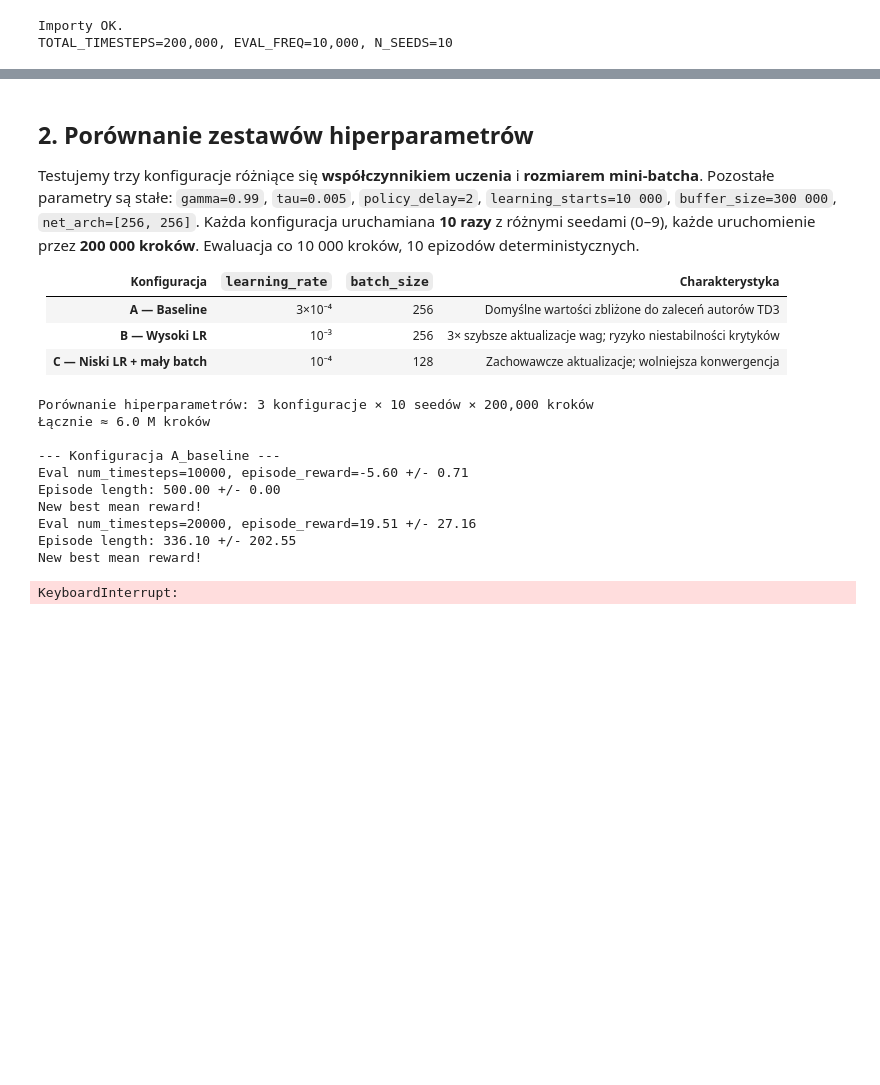
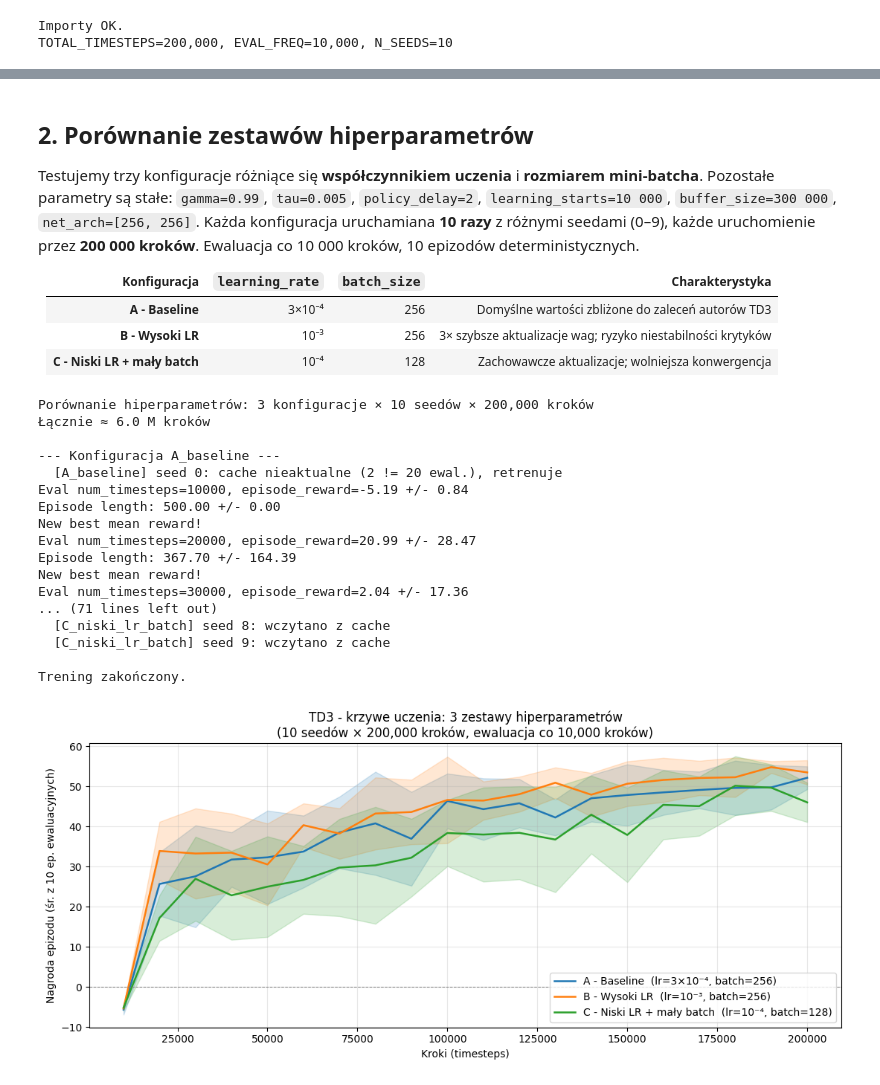
Before and after one commit to PJ-AGH-Organization/InteligencjaObliczeniowa, a Jupyter notebook: Project5_Continuous_Space/rolling_ball_td3.ipynb, the cells around one changed output, grey strips where cells are left out. Saved outputs shown, nothing was run; the diff lists cells and outputs as text; code cells hidden in the pictures; blank space fills up the shorter version.

```diff
--- a/Project5_Continuous_Space/rolling_ball_td3.ipynb
+++ b/Project5_Continuous_Space/rolling_ball_td3.ipynb
@@ -84,26 +83,33 @@ Testujemy trzy konfiguracje różniące się **współczynnikiem uczenia** i **r
 
 | Konfiguracja | `learning_rate` | `batch_size` | Charakterystyka |
 |---|---|---|---|
-| **A — Baseline** | 3×10⁻⁴ | 256 | Domyślne wartości zbliżone do zaleceń autorów TD3 |
-| **B — Wysoki LR** | 10⁻³ | 256 | 3× szybsze aktualizacje wag; ryzyko niestabilności krytyków |
-| **C — Niski LR + mały batch** | 10⁻⁴ | 128 | Zachowawcze aktualizacje; wolniejsza konwergencja |
+| **A - Baseline** | 3×10⁻⁴ | 256 | Domyślne wartości zbliżone do zaleceń autorów TD3 |
+| **B - Wysoki LR** | 10⁻³ | 256 | 3× szybsze aktualizacje wag; ryzyko niestabilności krytyków |
+| **C - Niski LR + mały batch** | 10⁻⁴ | 128 | Zachowawcze aktualizacje; wolniejsza konwergencja |
 # %%
 def run_experiment(config_name, model_kwargs, log_base='logs',
                    n_seeds=N_SEEDS, total_timesteps=TOTAL_TIMESTEPS):
     """Trenuje TD3 dla jednej konfiguracji × n_seeds seedów.
-    Wyniki są buforowane — ponowne uruchomienie wczytuje cache."""
+    Wyniki są buforowane - ponowne uruchomienie wczytuje cache."""
     config_dir = os.path.join(log_base, config_name)
     os.makedirs(config_dir, exist_ok=True)
     all_results = []
+
+    expected_evals = total_timesteps // EVAL_FREQ
 
     for seed in range(n_seeds):
         seed_dir  = os.path.join(config_dir, f'seed_{seed}')
         eval_path = os.path.join(seed_dir, 'evaluations.npz')
 
         if os.path.exists(eval_path):
-            all_results.append(dict(np.load(eval_path)))
-            print(f'  [{config_name}] seed {seed}: wczytano z cache')
-            continue
+            cached = dict(np.load(eval_path))
+            if len(cached['timesteps']) >= expected_evals:
+                all_results.append(cached)
+                print(f'  [{config_name}] seed {seed}: wczytano z cache')
+                continue
+            else:
+                print(f'  [{config_name}] seed {seed}: cache nieaktualne '
+                      f'({len(cached["timesteps"])} != {expected_evals} ewal.), retrenuje')
 
         os.makedirs(seed_dir, exist_ok=True)
         train_env = RollingBallEnv()
@@ -131,8 +137,12 @@ def run_experiment(config_name, model_kwargs, log_base='logs',
 
 def aggregate(results_list):
     """Zwraca (timesteps, mean, std) uśrednione po seedach."""
-    ts = results_list[0]['timesteps']
-    per_seed = np.array([r['results'].mean(axis=1) for r in results_list])
+    arrays = [r['results'].mean(axis=1) for r in results_list]
+    min_len = min(len(a) for a in arrays)
+    if min_len < len(arrays[0]):
+        print(f'  [aggregate] uwaga: różne długości checkpointów – przycinanie do {min_len}')
+    ts = results_list[0]['timesteps'][:min_len]
+    per_seed = np.array([a[:min_len] for a in arrays])
     return ts, per_seed.mean(axis=0), per_seed.std(axis=0)
 
 
@@ -181,23 +191,31 @@ Porównanie hiperparametrów: 3 konfiguracje × 10 seedów × 200,000 kroków
 Łącznie ≈ 6.0 M kroków
 
 --- Konfiguracja A_baseline ---
-Eval num_timesteps=10000, episode_reward=-5.60 +/- 0.71
+  [A_baseline] seed 0: cache nieaktualne (2 != 20 ewal.), retrenuje
+Eval num_timesteps=10000, episode_reward=-5.19 +/- 0.84
 Episode length: 500.00 +/- 0.00
 New best mean reward!
-Eval num_timesteps=20000, episode_reward=19.51 +/- 27.16
-Episode length: 336.10 +/- 202.55
+Eval num_timesteps=20000, episode_reward=20.99 +/- 28.47
+Episode length: 367.70 +/- 164.39
 New best mean reward!
+Eval num_timesteps=30000, episode_reward=2.04 +/- 17.36
+... (71 lines left out)
+  [C_niski_lr_batch] seed 8: wczytano z cache
+  [C_niski_lr_batch] seed 9: wczytano z cache
+
+Trening zakończony.
-KeyboardInterrupt:
 # %%
 plot_curves(
     [results['A_baseline'], results['B_wysoki_lr'], results['C_niski_lr_batch']],
     [
-        'A — Baseline  (lr=3×10⁻⁴, batch=256)',
-        'B — Wysoki LR  (lr=10⁻³, batch=256)',
-        'C — Niski LR + mały batch  (lr=10⁻⁴, batch=128)',
+        'A - Baseline  (lr=3×10⁻⁴, batch=256)',
+        'B - Wysoki LR  (lr=10⁻³, batch=256)',
+        'C - Niski LR + mały batch  (lr=10⁻⁴, batch=128)',
     ],
-    f'TD3 — krzywe uczenia: 3 zestawy hiperparametrów\n'
+    f'TD3 - krzywe uczenia: 3 zestawy hiperparametrów\n'
     f'({N_SEEDS} seedów × {TOTAL_TIMESTEPS:,} kroków, ewaluacja co {EVAL_FREQ:,} kroków)',
     save_path='hyperparams_curves.png',
 )
+# %% [output]
+[figure, added]
 # %% [markdown]
```
Also changed, not shown: parts of 15 cells of this notebook, 5 other files.
